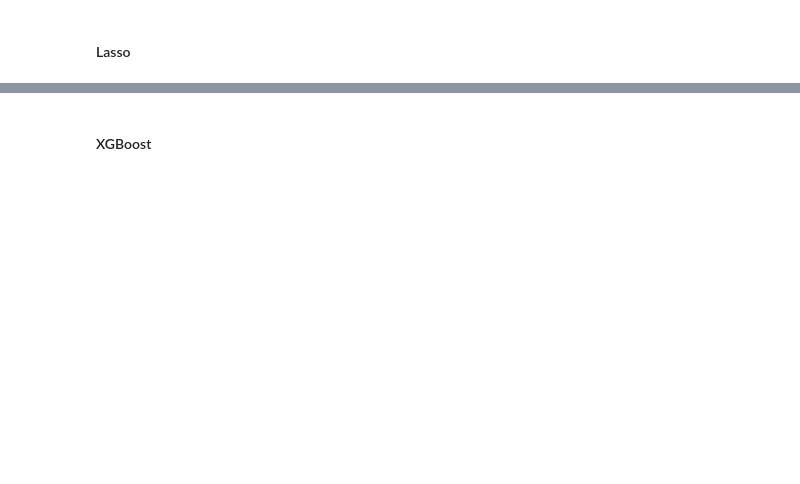
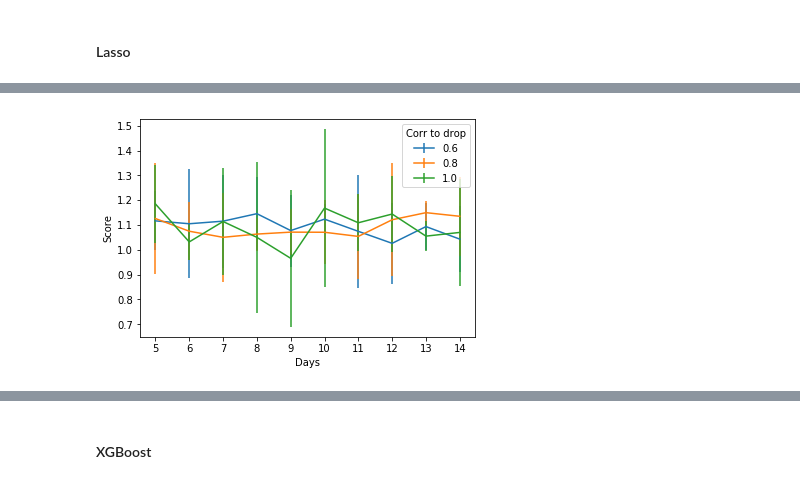
Before and after one commit to sergey-yushanov/ods-mentoring, a Jupyter notebook: 01/task-01.ipynb, the cells around one changed output, grey strips where cells are left out. Drawn from its saved outputs; the diff is of its cells as text; code cells hidden in the pictures; blank space fills up the shorter version.

```diff
--- a/01/task-01.ipynb
+++ b/01/task-01.ipynb
@@ -483,0 +521,2 @@ mean: 1.1357382591266505, std: 0.795335681361959
+# %%
+lasso_scores = corr_days_scores(lasso_regressor, corr_vals, days_range)
@@ -483,0 +541,4 @@ mean: 1.1357382591266505, std: 0.795335681361959
+# %%
+plot_corr_days_scores(lasso_scores)
+# %% [output]
+[figure, added]
```
Also changed, not shown: parts of 102 cells of this notebook, 6 other files.
